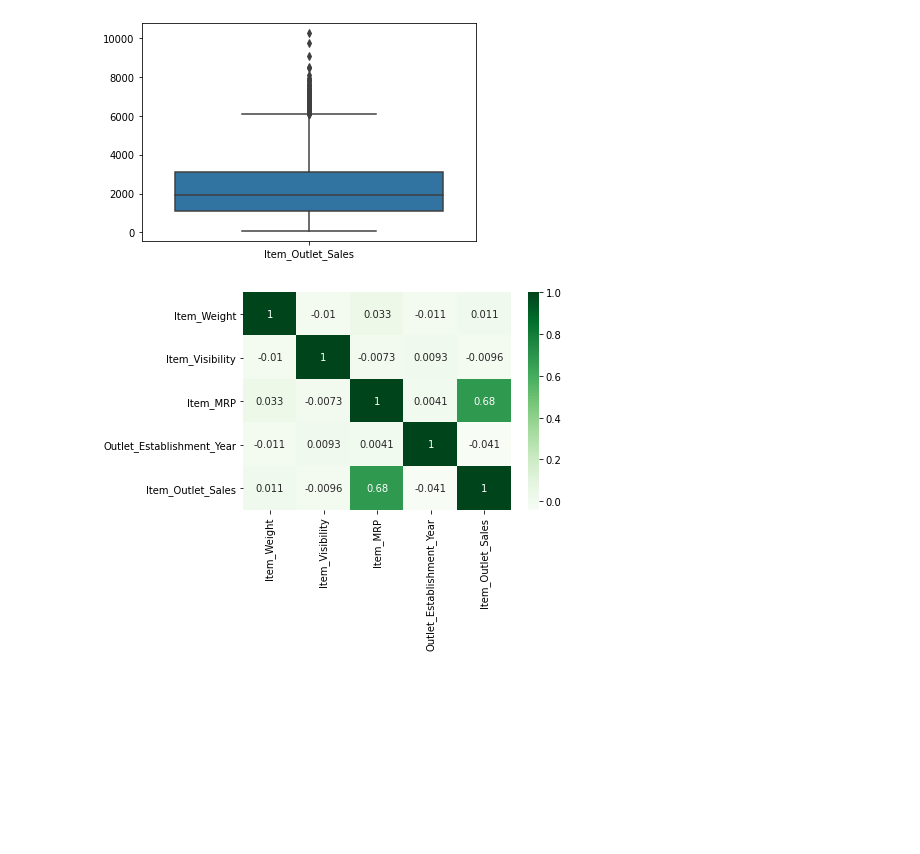
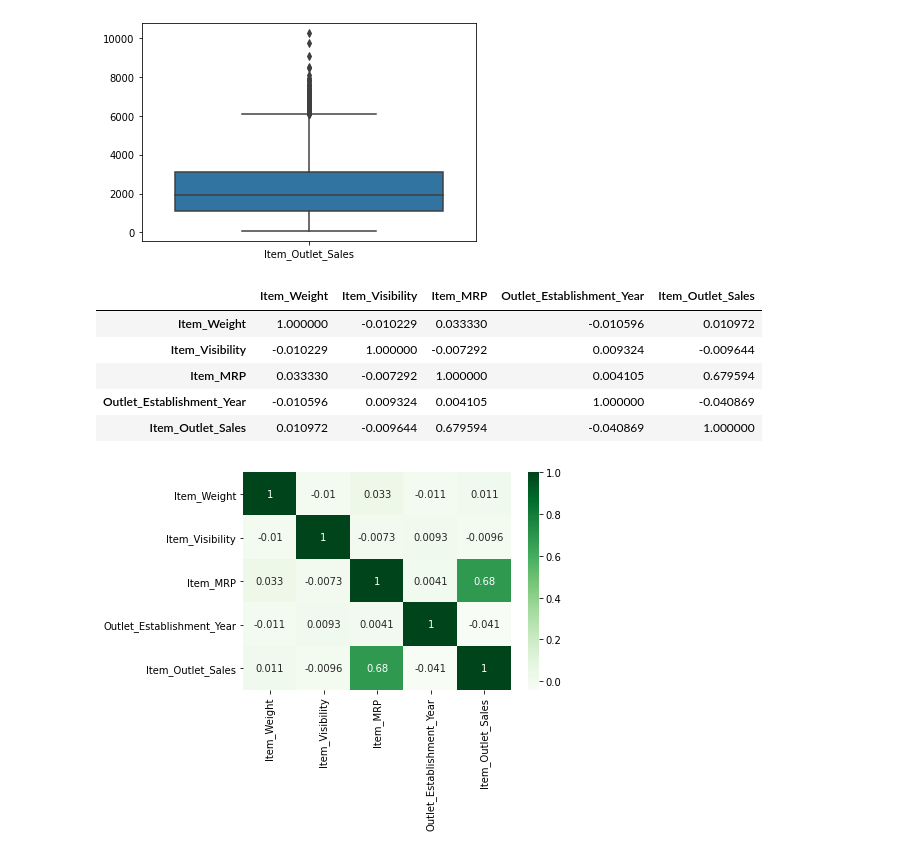
Before and after one commit to Savvy-Slowley/Sales_Predictions, a Jupyter notebook: sales_predictions.ipynb, the cells around one changed output. Cells and saved outputs as stored; diff of their text form; code cells hidden in the pictures; blank space fills up the shorter version.

```diff
--- a/sales_predictions.ipynb
+++ b/sales_predictions.ipynb
@@ -179,6 +194,14 @@ sns.boxplot(data=df[['Item_Outlet_Sales']]);
 [figure]
 # %%
 corr = df.corr()
+corr
+# %% [output]
+|  | Item_Weight | Item_Visibility | Item_MRP | Outlet_Establishment_Year | Item_Outlet_Sales |
+| Item_Weight | 1.000000 | -0.010229 | 0.033330 | -0.010596 | 0.010972 |
+| Item_Visibility | -0.010229 | 1.000000 | -0.007292 | 0.009324 | -0.009644 |
+| Item_MRP | 0.033330 | -0.007292 | 1.000000 | 0.004105 | 0.679594 |
+| Outlet_Establishment_Year | -0.010596 | 0.009324 | 0.004105 | 1.000000 | -0.040869 |
+| Item_Outlet_Sales | 0.010972 | -0.009644 | 0.679594 | -0.040869 | 1.000000 |
 # %%
 sns.heatmap(corr, cmap='Greens', annot=True);
 # %% [output]
```
Also changed, not shown: parts of 2 cells of this notebook.
